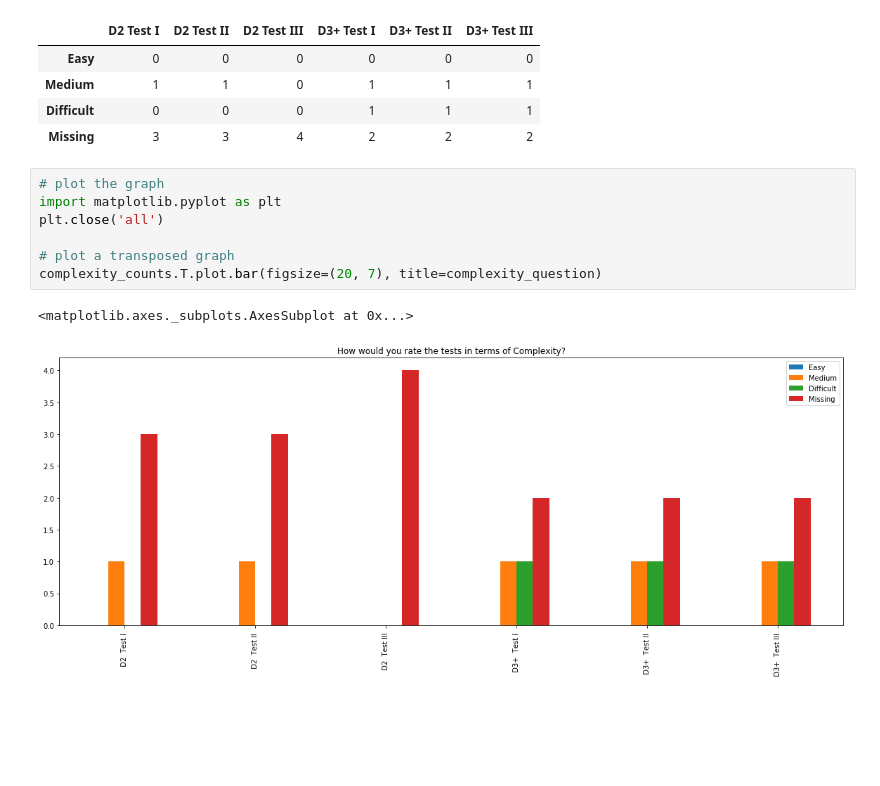
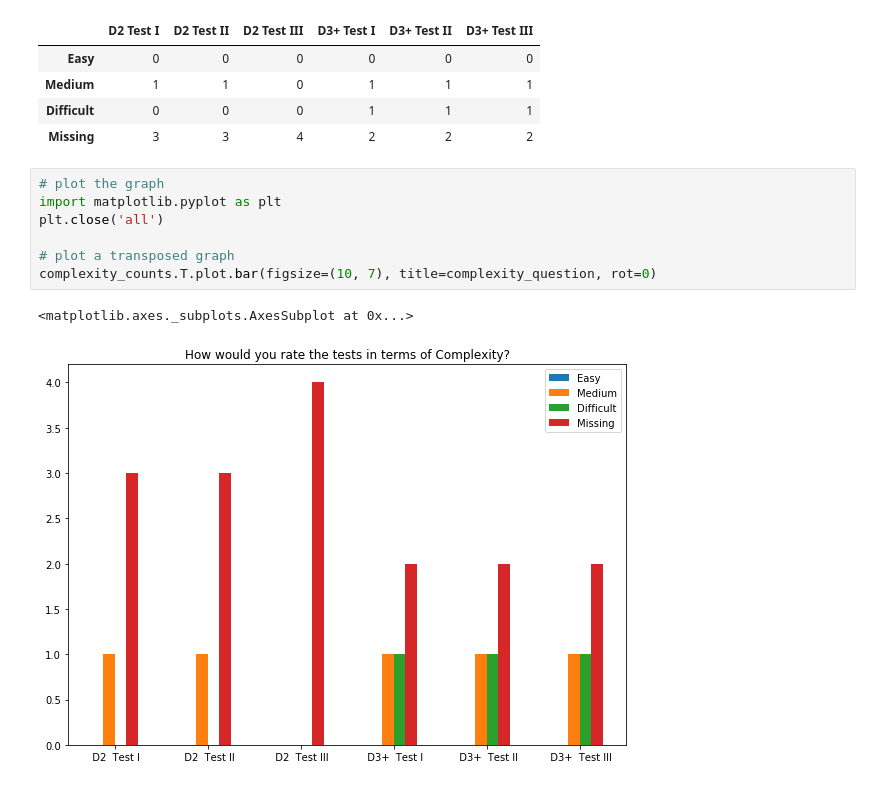
Before and after one commit to ericnjogu/hacker-rank-analysis, a Jupyter notebook: python-results.ipynb, the cells around one changed output. Saved outputs shown, nothing was run; the diff lists cells and outputs as text; blank space fills up the shorter version.

Commit message:
feat: show horizontal test names (ticks) on y axis
-- halved graph width

```diff
--- a/python-results.ipynb
+++ b/python-results.ipynb
@@ -86,10 +86,10 @@ complexity_counts
 # %%
 # plot the graph
 import matplotlib.pyplot as plt
 plt.close('all')
 
 # plot a transposed graph
-complexity_counts.T.plot.bar(figsize=(20, 7), title=complexity_question)
+complexity_counts.T.plot.bar(figsize=(10, 7), title=complexity_question, rot=0)
 # %% [output]
 <matplotlib.axes._subplots.AxesSubplot at 0x...>
-[figure, old version]
+[figure, new version]
```
